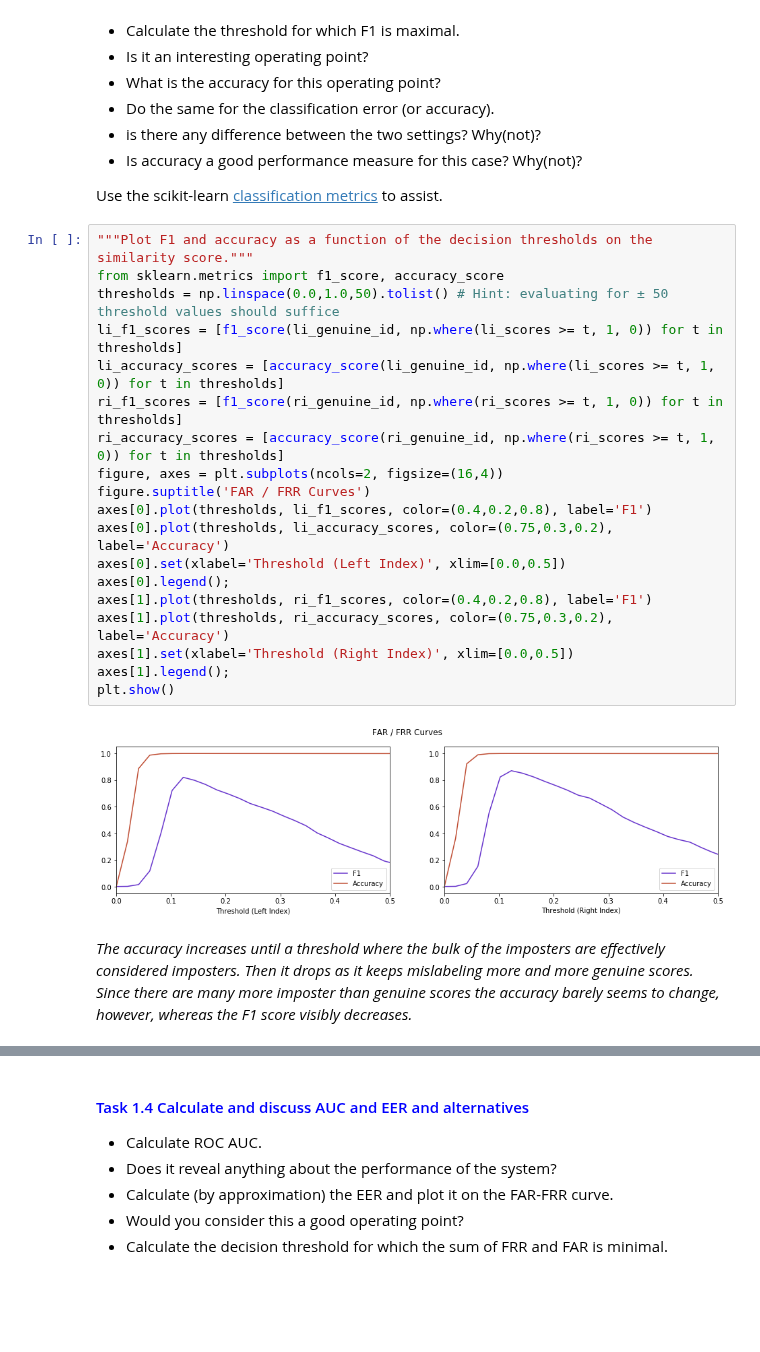
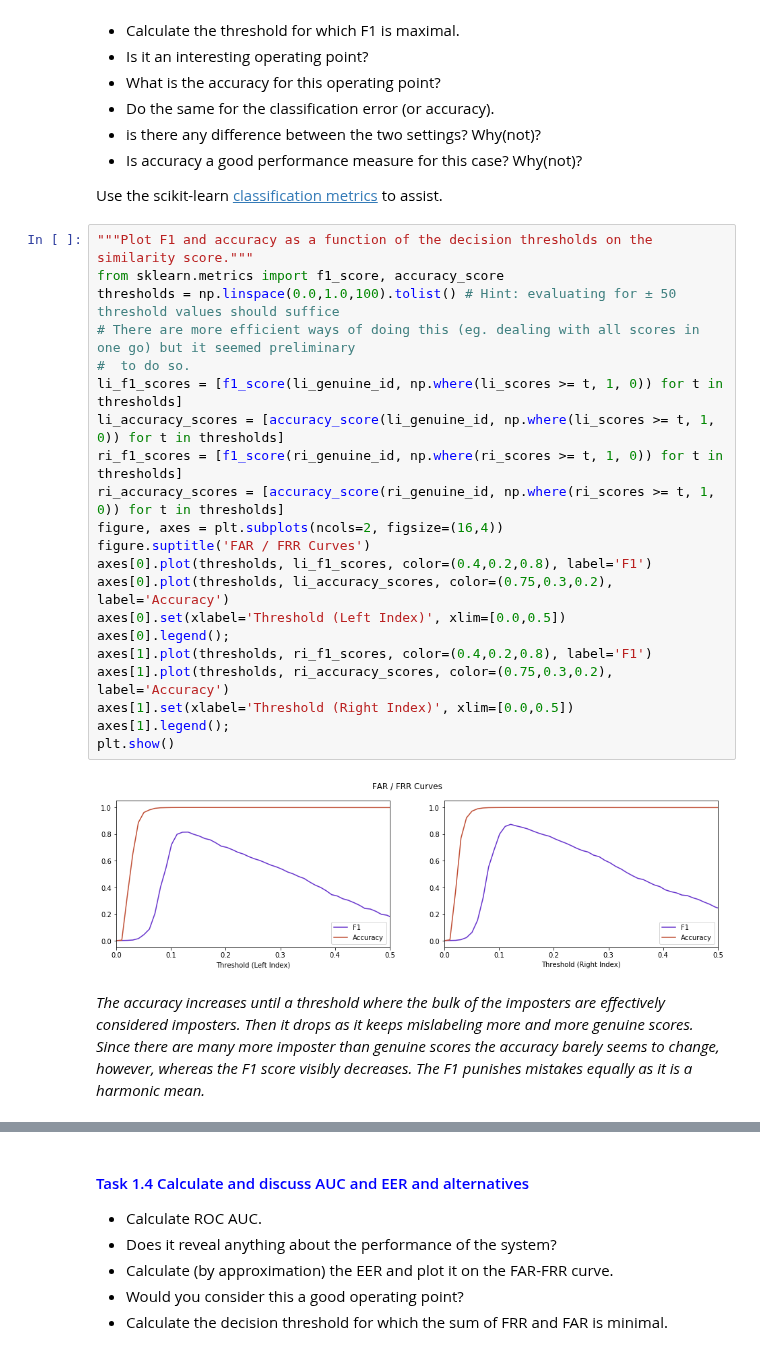
Before and after one commit to BrunoVandekerkhove/biometric-systems, a Jupyter notebook: evaluation/validating.ipynb, the cells around one changed output, grey strips where cells are left out. Saved outputs shown, nothing was run; the diff lists cells and outputs as text; blank space fills up the shorter version.

Commit message:
F1, accuracy

```diff
--- a/evaluation/validating.ipynb
+++ b/evaluation/validating.ipynb
@@ -277,26 +277,28 @@ Use the scikit-learn [classification metrics](https://scikit-learn.org/stable/mo
 # %%
 """Plot F1 and accuracy as a function of the decision thresholds on the similarity score."""
 from sklearn.metrics import f1_score, accuracy_score
-thresholds = np.linspace(0.0,1.0,50).tolist() # Hint: evaluating for ± 50 threshold values should suffice
+thresholds = np.linspace(0.0,1.0,100).tolist() # Hint: evaluating for ± 50 threshold values should suffice
+# There are more efficient ways of doing this (eg. dealing with all scores in one go) but it seemed preliminary
+#  to do so.
 li_f1_scores = [f1_score(li_genuine_id, np.where(li_scores >= t, 1, 0)) for t in thresholds]
 li_accuracy_scores = [accuracy_score(li_genuine_id, np.where(li_scores >= t, 1, 0)) for t in thresholds]
 ri_f1_scores = [f1_score(ri_genuine_id, np.where(ri_scores >= t, 1, 0)) for t in thresholds]
 ri_accuracy_scores = [accuracy_score(ri_genuine_id, np.where(ri_scores >= t, 1, 0)) for t in thresholds]
 figure, axes = plt.subplots(ncols=2, figsize=(16,4))
 figure.suptitle('FAR / FRR Curves')
 axes[0].plot(thresholds, li_f1_scores, color=(0.4,0.2,0.8), label='F1')
 axes[0].plot(thresholds, li_accuracy_scores, color=(0.75,0.3,0.2), label='Accuracy')
 axes[0].set(xlabel='Threshold (Left Index)', xlim=[0.0,0.5])
 axes[0].legend();
 axes[1].plot(thresholds, ri_f1_scores, color=(0.4,0.2,0.8), label='F1')
 axes[1].plot(thresholds, ri_accuracy_scores, color=(0.75,0.3,0.2), label='Accuracy')
 axes[1].set(xlabel='Threshold (Right Index)', xlim=[0.0,0.5])
 axes[1].legend();
 plt.show()
 # %% [output]
-[figure, old version]
+[figure, new version]
 # %% [markdown]
-*The accuracy increases until a threshold where the bulk of the imposters are effectively considered imposters. Then it drops as it keeps mislabeling more and more genuine scores. Since there are many more imposter than genuine scores the accuracy barely seems to change, however, whereas the F1 score visibly decreases.*
+*The accuracy increases until a threshold where the bulk of the imposters are effectively considered imposters. Then it drops as it keeps mislabeling more and more genuine scores. Since there are many more imposter than genuine scores the accuracy barely seems to change, however, whereas the F1 score visibly decreases. The F1 punishes mistakes equally as it is a harmonic mean.*
 # %%
 """Calculate the threshold for which F1 is maximal."""
 li_max_f1_t = thresholds[li_f1_scores.index(max(li_f1_scores))]
```
Also changed, not shown: parts of 11 cells of this notebook.
